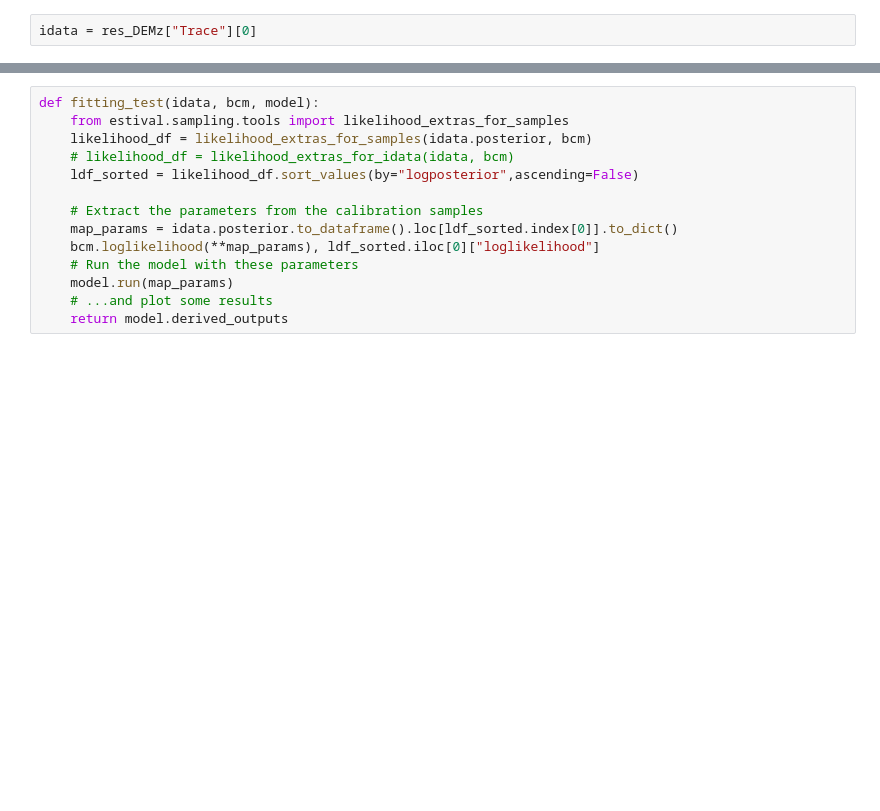
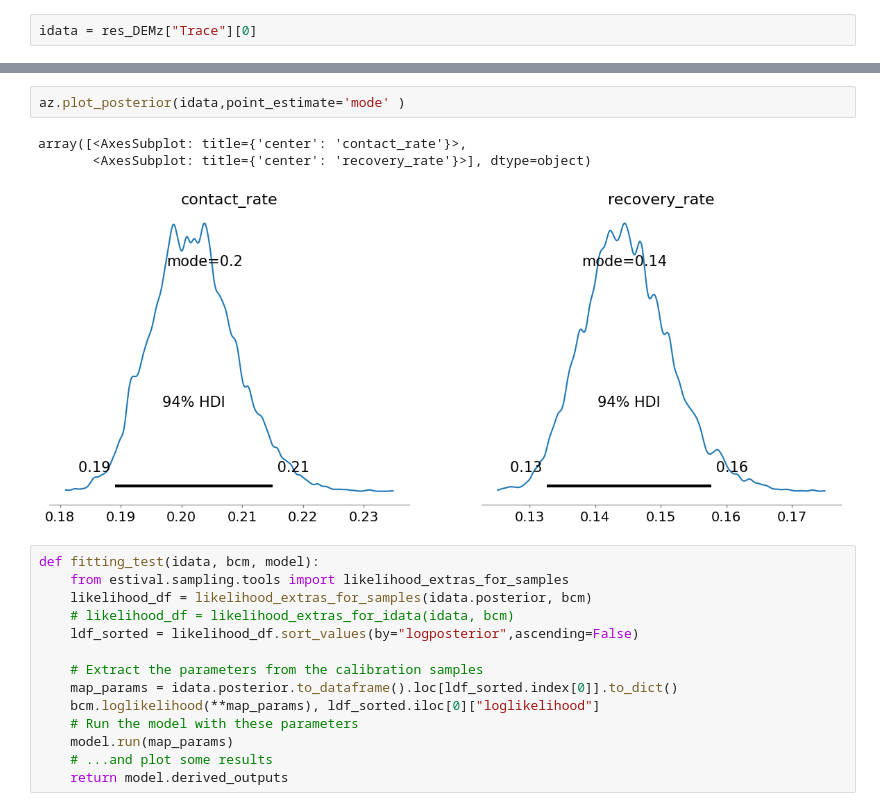
Before and after one commit to adialloaziz/mcmc-comparison, a Jupyter notebook: Optimization.ipynb, the cells around one changed output, grey strips where cells are left out. Saved outputs shown, nothing was run; the diff lists cells and outputs as text; blank space fills up the shorter version.

```diff
--- a/Optimization.ipynb
+++ b/Optimization.ipynb
@@ -87,3 +107,9 @@ idata = res_DEMz["Trace"][0]
+# %%
+az.plot_posterior(idata,point_estimate='mode' )
+# %% [output]
+array([<AxesSubplot: title={'center': 'contact_rate'}>,
+       <AxesSubplot: title={'center': 'recovery_rate'}>], dtype=object)
+[figure, added]
 # %%
 def fitting_test(idata, bcm, model):
     from estival.sampling.tools import likelihood_extras_for_samples
```
Also changed, not shown: parts of 2 cells of this notebook, 5 other files.
